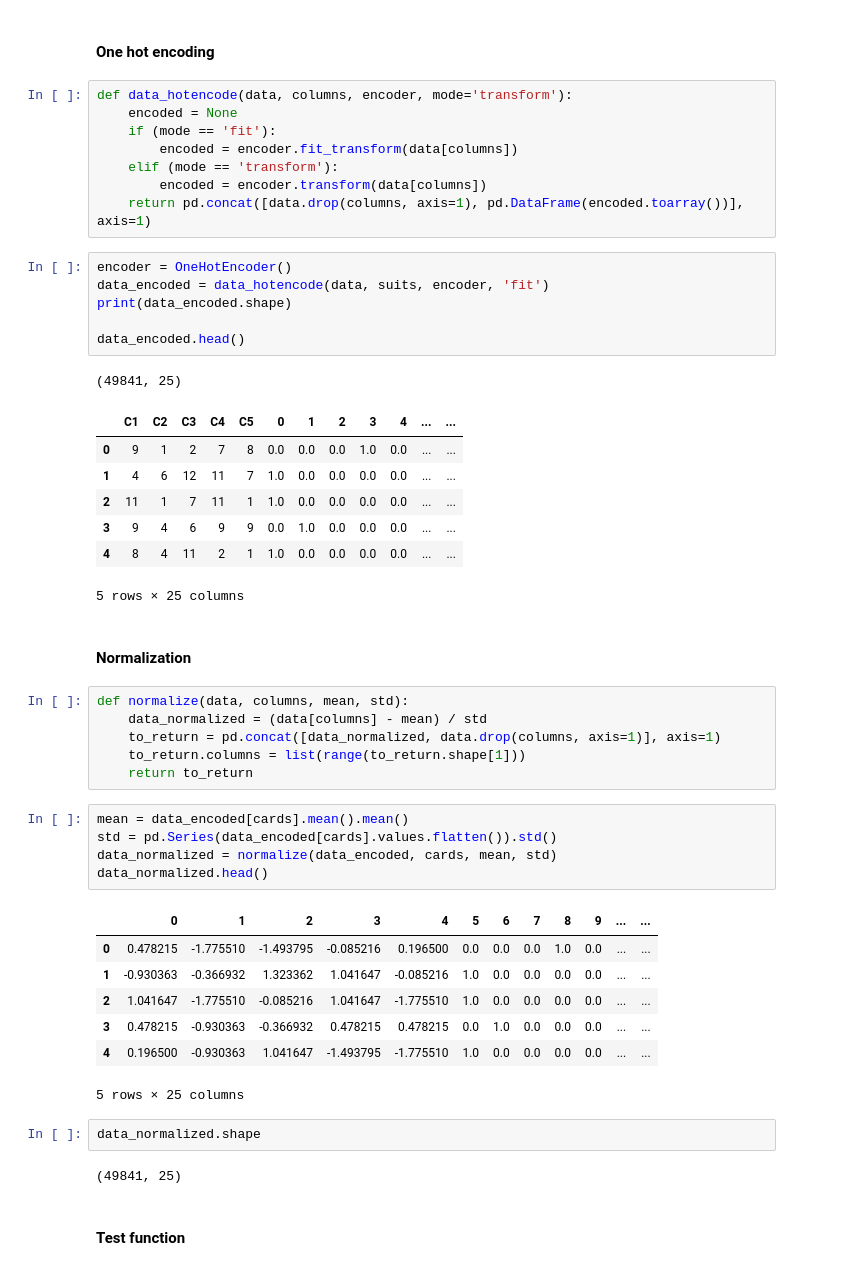
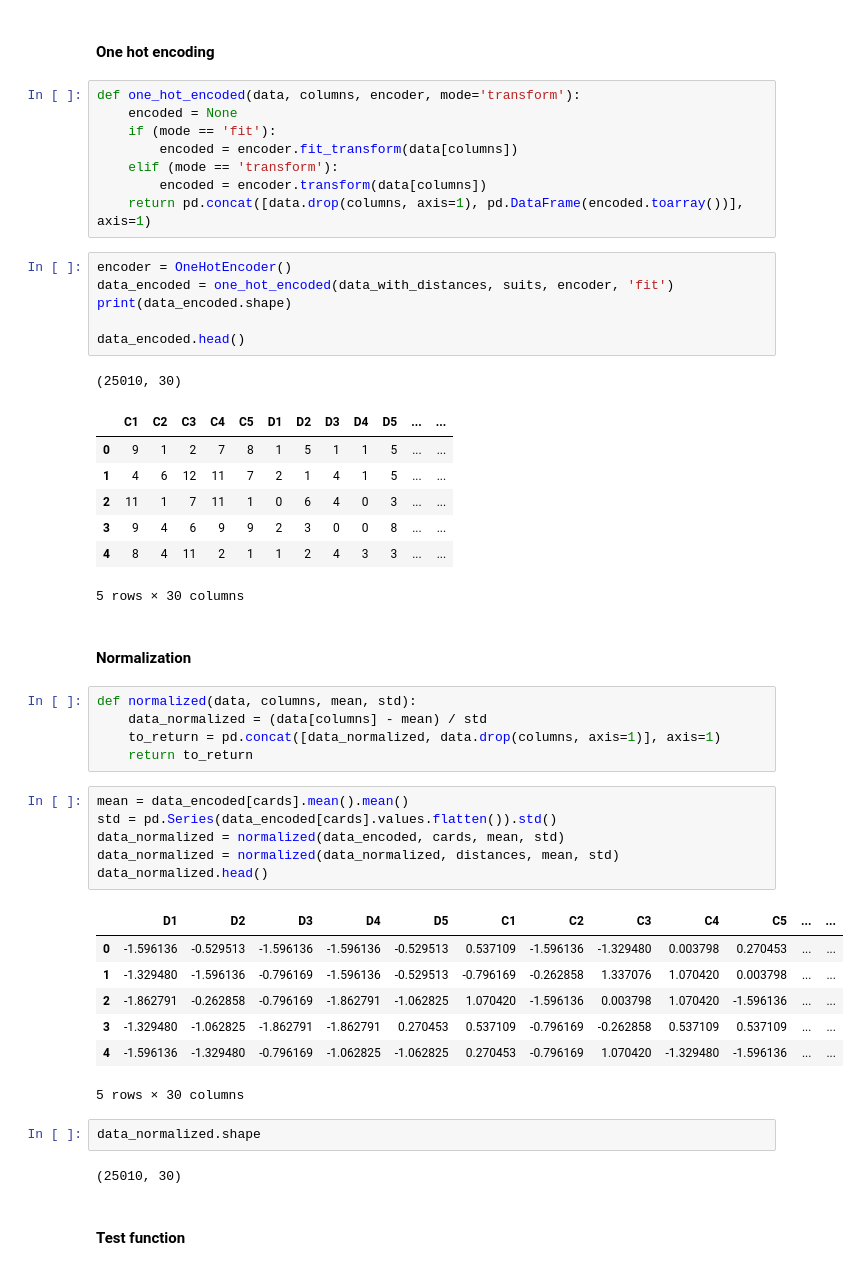
Before and after one commit to iPhaeton/kaggle-poker, a Jupyter notebook: distance.ipynb, the cells around one changed output. Drawn from its saved outputs; the diff is of its cells as text.

Commit message:
Prepare training data

```diff
--- a/distance.ipynb
+++ b/distance.ipynb
@@ -95,7 +95,7 @@ data_with_distances.head()
 # %% [markdown]
 #### One hot encoding
 # %%
-def data_hotencode(data, columns, encoder, mode='transform'):
+def one_hot_encoded(data, columns, encoder, mode='transform'):
     encoded = None
     if (mode == 'fit'):
         encoded = encoder.fit_transform(data[columns])
@@ -104,44 +104,44 @@ def data_hotencode(data, columns, encoder, mode='transform'):
     return pd.concat([data.drop(columns, axis=1), pd.DataFrame(encoded.toarray())], axis=1)
 # %%
 encoder = OneHotEncoder()
-data_encoded = data_hotencode(data, suits, encoder, 'fit')
+data_encoded = one_hot_encoded(data_with_distances, suits, encoder, 'fit')
 print(data_encoded.shape)
 
 data_encoded.head()
 # %% [output]
-(49841, 25)
+(25010, 30)
-|  | C1 | C2 | C3 | C4 | C5 | 0 | 1 | 2 | 3 | 4 | ... | ... |
-| 0 | 9 | 1 | 2 | 7 | 8 | 0.0 | 0.0 | 0.0 | 1.0 | 0.0 | ... | ... |
-| 1 | 4 | 6 | 12 | 11 | 7 | 1.0 | 0.0 | 0.0 | 0.0 | 0.0 | ... | ... |
-| 2 | 11 | 1 | 7 | 11 | 1 | 1.0 | 0.0 | 0.0 | 0.0 | 0.0 | ... | ... |
-| 3 | 9 | 4 | 6 | 9 | 9 | 0.0 | 1.0 | 0.0 | 0.0 | 0.0 | ... | ... |
-| 4 | 8 | 4 | 11 | 2 | 1 | 1.0 | 0.0 | 0.0 | 0.0 | 0.0 | ... | ... |
+|  | C1 | C2 | C3 | C4 | C5 | D1 | D2 | D3 | D4 | D5 | ... | ... |
+| 0 | 9 | 1 | 2 | 7 | 8 | 1 | 5 | 1 | 1 | 5 | ... | ... |
+| 1 | 4 | 6 | 12 | 11 | 7 | 2 | 1 | 4 | 1 | 5 | ... | ... |
+| 2 | 11 | 1 | 7 | 11 | 1 | 0 | 6 | 4 | 0 | 3 | ... | ... |
+| 3 | 9 | 4 | 6 | 9 | 9 | 2 | 3 | 0 | 0 | 8 | ... | ... |
+| 4 | 8 | 4 | 11 | 2 | 1 | 1 | 2 | 4 | 3 | 3 | ... | ... |
-5 rows × 25 columns
+5 rows × 30 columns
 # %% [markdown]
 #### Normalization
 # %%
-def normalize(data, columns, mean, std):
+def normalized(data, columns, mean, std):
     data_normalized = (data[columns] - mean) / std
     to_return = pd.concat([data_normalized, data.drop(columns, axis=1)], axis=1)
-    to_return.columns = list(range(to_return.shape[1]))
     return to_return
 # %%
 mean = data_encoded[cards].mean().mean()
 std = pd.Series(data_encoded[cards].values.flatten()).std()
-data_normalized = normalize(data_encoded, cards, mean, std)
+data_normalized = normalized(data_encoded, cards, mean, std)
+data_normalized = normalized(data_normalized, distances, mean, std)
 data_normalized.head()
 # %% [output]
-|  | 0 | 1 | 2 | 3 | 4 | 5 | 6 | 7 | 8 | 9 | ... | ... |
-| 0 | 0.478215 | -1.775510 | -1.493795 | -0.085216 | 0.196500 | 0.0 | 0.0 | 0.0 | 1.0 | 0.0 | ... | ... |
-| 1 | -0.930363 | -0.366932 | 1.323362 | 1.041647 | -0.085216 | 1.0 | 0.0 | 0.0 | 0.0 | 0.0 | ... | ... |
-| 2 | 1.041647 | -1.775510 | -0.085216 | 1.041647 | -1.775510 | 1.0 | 0.0 | 0.0 | 0.0 | 0.0 | ... | ... |
-| 3 | 0.478215 | -0.930363 | -0.366932 | 0.478215 | 0.478215 | 0.0 | 1.0 | 0.0 | 0.0 | 0.0 | ... | ... |
-| 4 | 0.196500 | -0.930363 | 1.041647 | -1.493795 | -1.775510 | 1.0 | 0.0 | 0.0 | 0.0 | 0.0 | ... | ... |
+|  | D1 | D2 | D3 | D4 | D5 | C1 | C2 | C3 | C4 | C5 | ... | ... |
+| 0 | -1.596136 | -0.529513 | -1.596136 | -1.596136 | -0.529513 | 0.537109 | -1.596136 | -1.329480 | 0.003798 | 0.270453 | ... | ... |
+| 1 | -1.329480 | -1.596136 | -0.796169 | -1.596136 | -0.529513 | -0.796169 | -0.262858 | 1.337076 | 1.070420 | 0.003798 | ... | ... |
+| 2 | -1.862791 | -0.262858 | -0.796169 | -1.862791 | -1.062825 | 1.070420 | -1.596136 | 0.003798 | 1.070420 | -1.596136 | ... | ... |
+| 3 | -1.329480 | -1.062825 | -1.862791 | -1.862791 | 0.270453 | 0.537109 | -0.796169 | -0.262858 | 0.537109 | 0.537109 | ... | ... |
+| 4 | -1.596136 | -1.329480 | -0.796169 | -1.062825 | -1.062825 | 0.270453 | -0.796169 | 1.070420 | -1.329480 | -1.596136 | ... | ... |
-5 rows × 25 columns
+5 rows × 30 columns
 # %%
 data_normalized.shape
 # %% [output]
-(49841, 25)
+(25010, 30)
 # %% [markdown]
 #### Test function
 # %%
```
